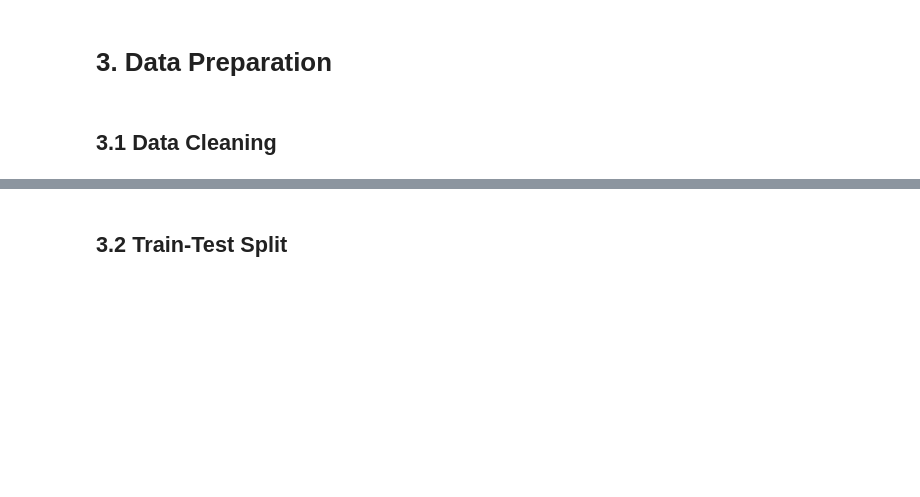
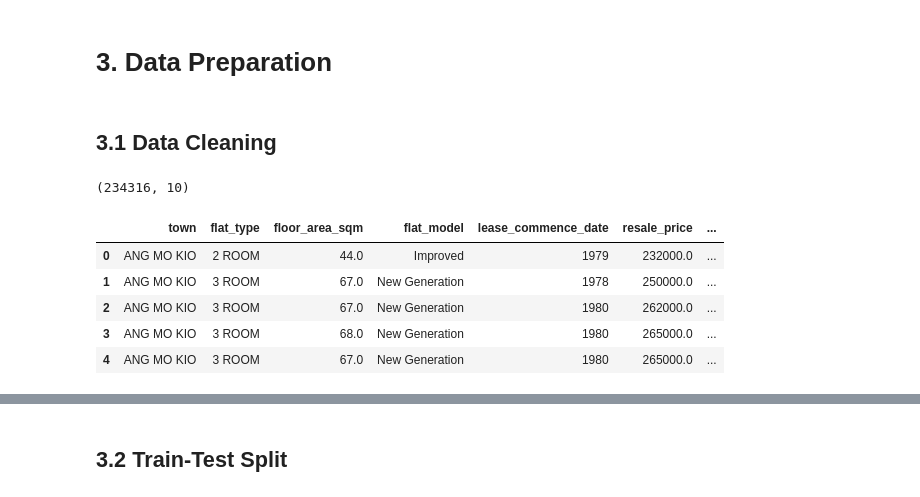
Before and after one commit to alimanchester1030-ai/nestvalue-hdb-price, a Jupyter notebook: MLDP_Program_Codes_Ali_2501406I.ipynb, the cells around one changed output, grey strips where cells are left out. Drawn from its saved outputs; the diff is of its cells as text; code cells hidden in the pictures; blank space fills up the shorter version.

Commit message:
Data cleaning, train-test split, and initial model training

```diff
--- a/MLDP_Program_Codes_Ali_2501406I.ipynb
+++ b/MLDP_Program_Codes_Ali_2501406I.ipynb
@@ -242,3 +242,40 @@ plt.show()
 ## 3.1 Data Cleaning
 # %%
 ## Clean data
+
+data = df.copy()
+
+# Parse remaining_lease text ("61 years 04 months") into a numeric year value
+def parse_lease(text):
+    years = 0
+    months = 0
+    parts = text.split()
+    if 'years' in text or 'year' in text:
+        years = int(parts[0])
+    if 'months' in text or 'month' in text:
+        nums = [int(p) for p in parts if p.isdigit()]
+        months = nums[1] if len(nums) > 1 else 0
+    return years + months / 12
+
+data['remaining_lease_years'] = data['remaining_lease'].apply(parse_lease)
+
+# Convert storey_range ("10 TO 12") into a numeric midpoint
+data['storey_mid'] = data['storey_range'].str.split(' TO ').apply(lambda x: (int(x[0]) + int(x[1])) / 2)
+
+# Derive transaction year and flat age at time of transaction
+data['transaction_year'] = data['month'].str.slice(0, 4).astype(int)
+data['flat_age'] = data['transaction_year'] - data['lease_commence_date']
+
+# Drop columns that are identifiers or now-redundant text fields
+data = data.drop(columns=['block', 'street_name', 'month', 'storey_range', 'remaining_lease'])
+
+print(data.shape)
+data.head()
+# %% [output]
+(234316, 10)
+|  | town | flat_type | floor_area_sqm | flat_model | lease_commence_date | resale_price | ... |
+| 0 | ANG MO KIO | 2 ROOM | 44.0 | Improved | 1979 | 232000.0 | ... |
+| 1 | ANG MO KIO | 3 ROOM | 67.0 | New Generation | 1978 | 250000.0 | ... |
+| 2 | ANG MO KIO | 3 ROOM | 67.0 | New Generation | 1980 | 262000.0 | ... |
+| 3 | ANG MO KIO | 3 ROOM | 68.0 | New Generation | 1980 | 265000.0 | ... |
+| 4 | ANG MO KIO | 3 ROOM | 67.0 | New Generation | 1980 | 265000.0 | ... |
```
Also changed, not shown: parts of 6 cells of this notebook.
